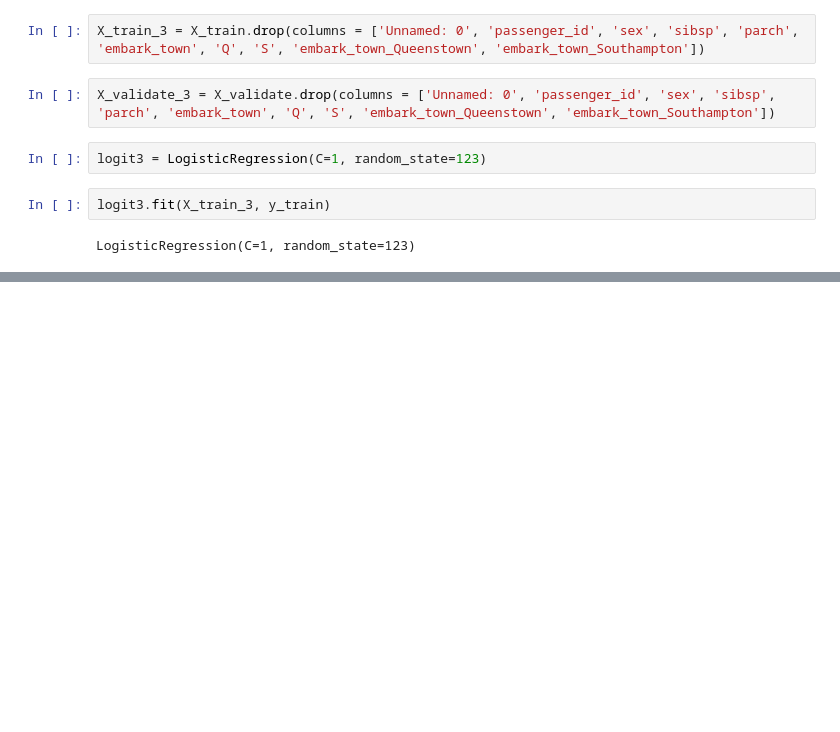
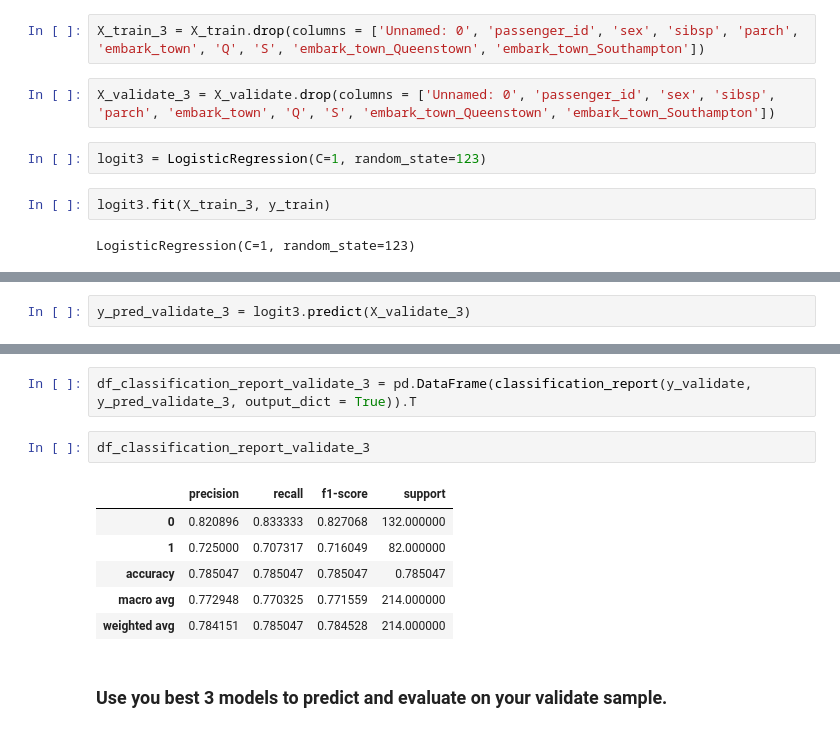
Before and after one commit to malachi-hale/classification-exercises, a Jupyter notebook: model.ipynb, the cells around one changed output, grey strips where cells are left out. Cells and saved outputs as stored; diff of their text form; blank space fills up the shorter version.

```diff
--- a/model.ipynb
+++ b/model.ipynb
@@ -1540,0 +1350,2 @@ LogisticRegression(C=1, random_state=123)
+# %%
+y_pred_validate_3 = logit3.predict(X_validate_3)
@@ -1540,0 +1382,13 @@ LogisticRegression(C=1, random_state=123)
+# %%
+df_classification_report_validate_3 = pd.DataFrame(classification_report(y_validate, y_pred_validate_3, output_dict = True)).T
+# %%
+df_classification_report_validate_3
+# %% [output]
+|  | precision | recall | f1-score | support |
+| 0 | 0.820896 | 0.833333 | 0.827068 | 132.000000 |
+| 1 | 0.725000 | 0.707317 | 0.716049 | 82.000000 |
+| accuracy | 0.785047 | 0.785047 | 0.785047 | 0.785047 |
+| macro avg | 0.772948 | 0.770325 | 0.771559 | 214.000000 |
+| weighted avg | 0.784151 | 0.785047 | 0.784528 | 214.000000 |
+# %% [markdown]
+### Use you best 3 models to predict and evaluate on your validate sample.
```
Also changed, not shown: parts of 63 cells of this notebook, 1 other file.
